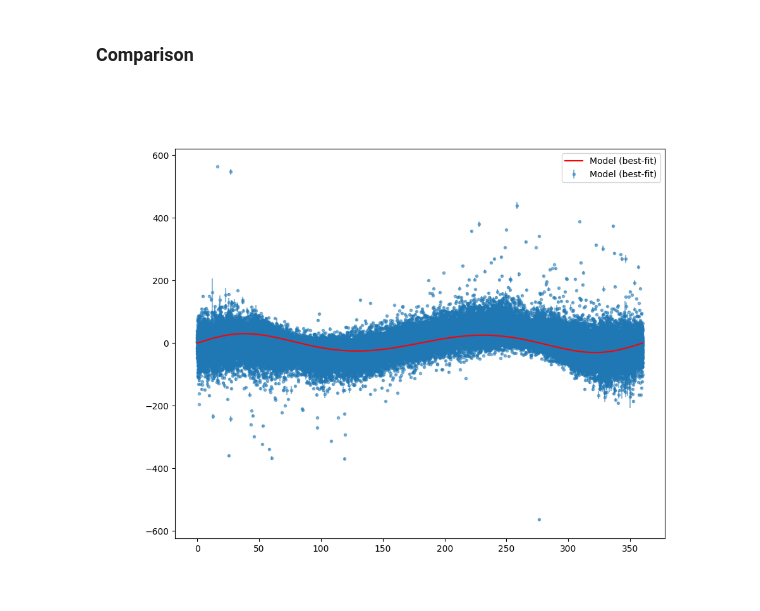
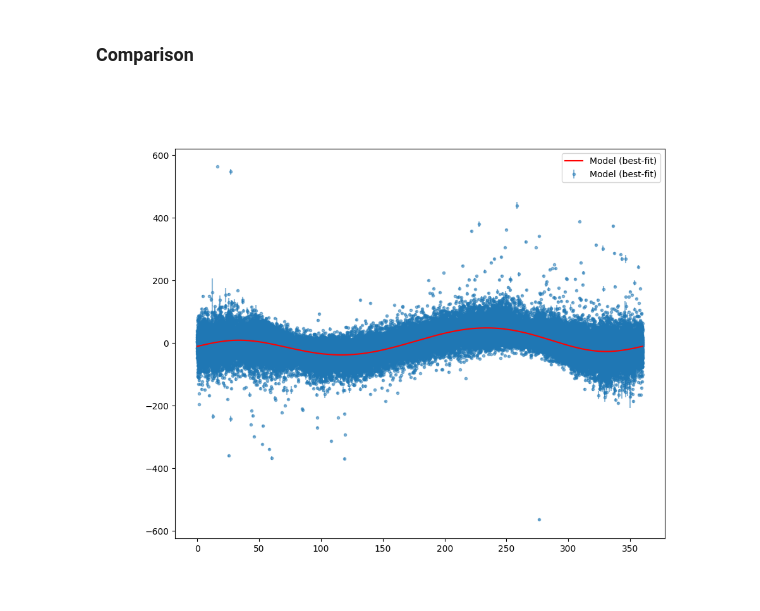
Before and after one commit to Lvetto/modellizzazione_dati, a Jupyter notebook: Gaia.ipynb, the cells around one changed output. Saved outputs shown, nothing was run; the diff lists cells and outputs as text; code cells hidden in the pictures.

```diff
--- a/Gaia.ipynb
+++ b/Gaia.ipynb
@@ -418,22 +399,22 @@ plt.show()
 # %%
 fig = plt.figure(figsize=(10, 8))
 
 # plot the observed data
 #plt.scatter(l, radial_velocity, s=1, label="Observed", alpha=0.5)
 sigma = np.sqrt((model_derivative(l_rad, R0, V_rot_best, d_from_sun, distance_from_gc(l_rad, d_from_sun, R0), parallax) * parallax_error)**2 + radial_velocity_error**2)    # total uncertainty (model + measurement)
 plt.errorbar(l, radial_velocity, yerr=sigma, fmt='.', label="Model (best-fit)", zorder=1, alpha=0.5)
 
 
 # plot the model with the best-fit parameters
 
 avg_dist_from_sun = np.mean(d_from_sun)
 
 l_vals_vals = np.linspace(0, 2*np.pi, 1000)
 l_vals_deg = np.degrees(l_vals_vals)
-V_rad_vals = velocity_model(l_vals_vals, avg_dist_from_sun, R0, V_rot_best, 0.0, 0.0)
-plt.plot(l_vals_deg, V_rad_vals, label="Model (best-fit)", color="red", zorder=2)
+V_rad_exp = velocity_model(l_vals_vals, avg_dist_from_sun, R0, V_rot_best, U0_best, V0_best)
+plt.plot(l_vals_deg, V_rad_exp, label="Model (best-fit)", color="red", zorder=2)
 
 plt.legend()
 plt.show()
 # %% [output]
-[figure, old version]
+[figure, new version]
```
Also changed, not shown: parts of 9 cells of this notebook, 16 other files.
